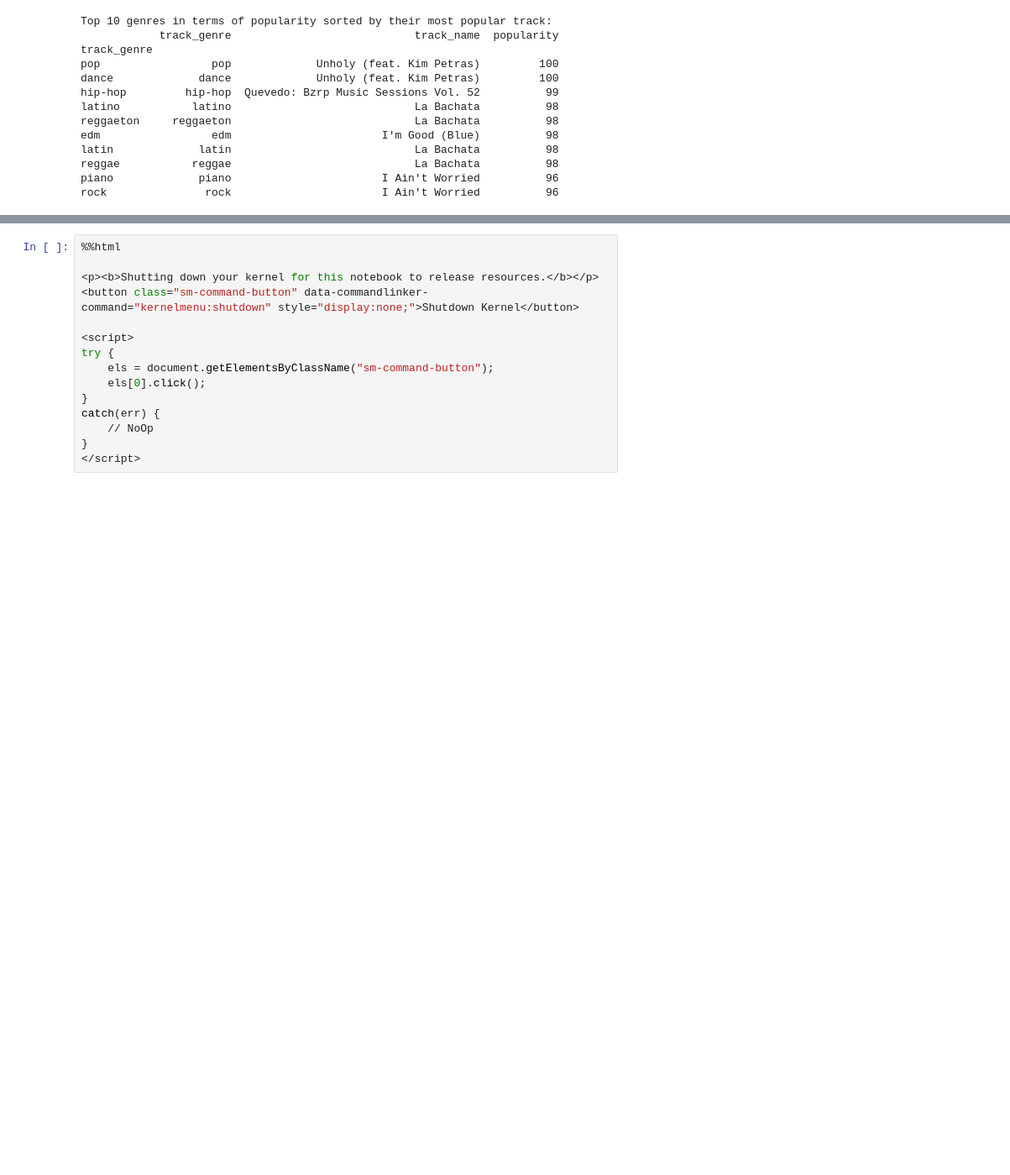
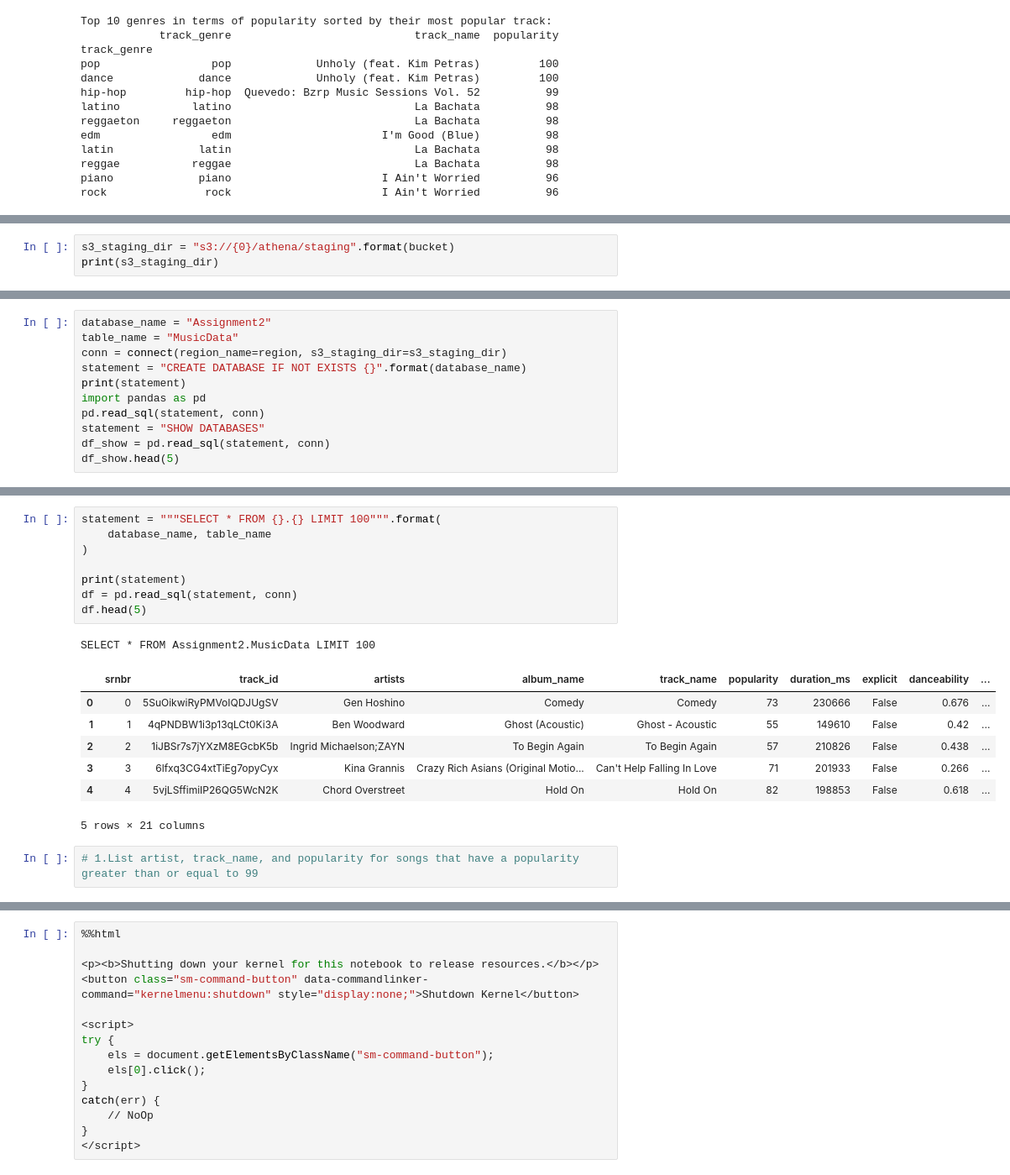
Before and after one commit to pkhanna2/MLOpsFinalProject, a Jupyter notebook: PrachiKhanna_Assignemnt2.1.ipynb, the cells around one changed output, grey strips where cells are left out. Shown: that part at 84% size. Cells and saved outputs as stored; diff of their text form; blank space fills up the shorter version.

```diff
--- a/PrachiKhanna_Assignemnt2.1.ipynb
+++ b/PrachiKhanna_Assignemnt2.1.ipynb
@@ -246,0 +249,3 @@ rock               rock                       I Ain't Worried          96
+# %%
+s3_staging_dir = "s3://{0}/athena/staging".format(bucket)
+print(s3_staging_dir)
@@ -246,0 +254,11 @@ rock               rock                       I Ain't Worried          96
+# %%
+database_name = "Assignment2"
+table_name = "MusicData"
+conn = connect(region_name=region, s3_staging_dir=s3_staging_dir)
+statement = "CREATE DATABASE IF NOT EXISTS {}".format(database_name)
+print(statement)
+import pandas as pd
+pd.read_sql(statement, conn)
+statement = "SHOW DATABASES"
+df_show = pd.read_sql(statement, conn)
+df_show.head(5)
@@ -246,0 +326,19 @@ rock               rock                       I Ain't Worried          96
+# %%
+statement = """SELECT * FROM {}.{} LIMIT 100""".format(
+    database_name, table_name
+)
+
+print(statement)
+df = pd.read_sql(statement, conn)
+df.head(5)
+# %% [output]
+SELECT * FROM Assignment2.MusicData LIMIT 100
+|  | srnbr | track_id | artists | album_name | track_name | popularity | duration_ms | explicit | danceability | ... |
+| 0 | 0 | 5SuOikwiRyPMVoIQDJUgSV | Gen Hoshino | Comedy | Comedy | 73 | 230666 | False | 0.676 | ... |
+| 1 | 1 | 4qPNDBW1i3p13qLCt0Ki3A | Ben Woodward | Ghost (Acoustic) | Ghost - Acoustic | 55 | 149610 | False | 0.42 | ... |
+| 2 | 2 | 1iJBSr7s7jYXzM8EGcbK5b | Ingrid Michaelson;ZAYN | To Begin Again | To Begin Again | 57 | 210826 | False | 0.438 | ... |
+| 3 | 3 | 6lfxq3CG4xtTiEg7opyCyx | Kina Grannis | Crazy Rich Asians (Original Motio... | Can't Help Falling In Love | 71 | 201933 | False | 0.266 | ... |
+| 4 | 4 | 5vjLSffimiIP26QG5WcN2K | Chord Overstreet | Hold On | Hold On | 82 | 198853 | False | 0.618 | ... |
+5 rows × 21 columns
+# %%
+# 1.List artist, track_name, and popularity for songs that have a popularity greater than or equal to 99
```
Also changed, not shown: parts of 16 cells of this notebook.
